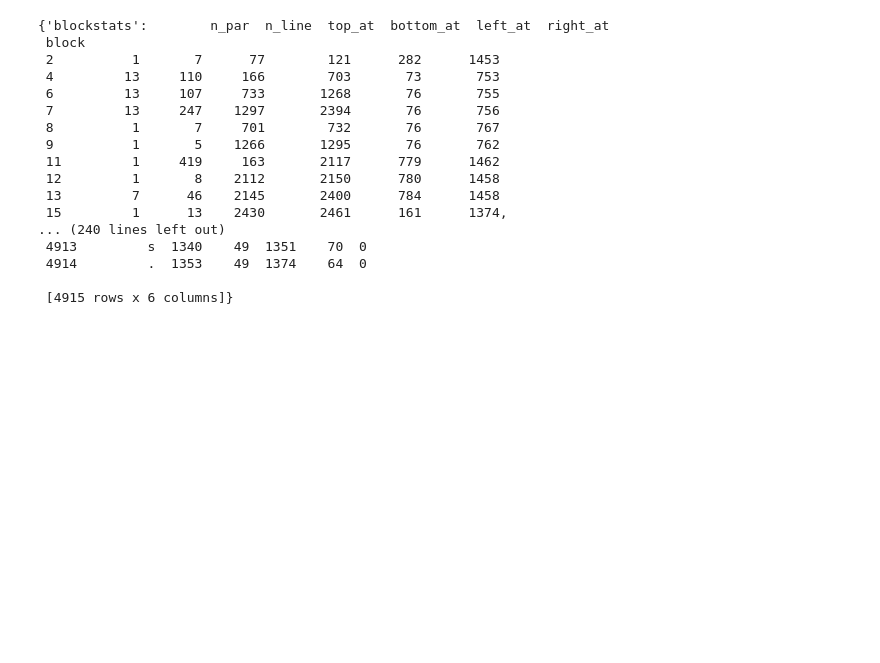
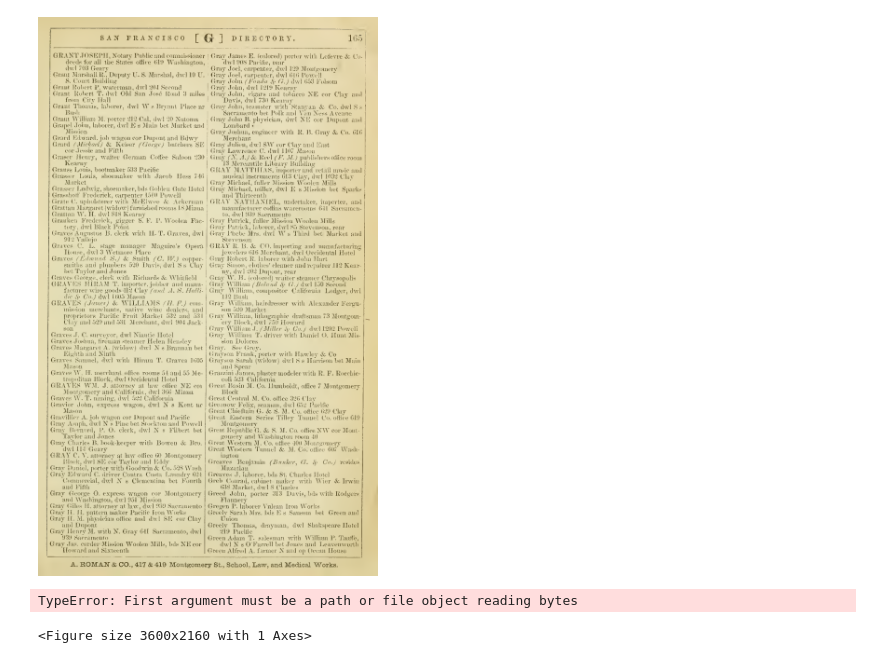
Before and after one commit to MattBrauer/ocr, a Jupyter notebook: ImageExpts.ipynb, the cells around one changed output. Saved outputs shown, nothing was run; the diff lists cells and outputs as text; code cells hidden in the pictures; blank space fills up the shorter version.

```diff
--- a/ImageExpts.ipynb
+++ b/ImageExpts.ipynb
@@ -6,15 +6,16 @@ import cv2
 import PyPDF2
 import pytesseract
 import argparse
-#import os
+import os
 import io
-#import matplotlib.pyplot as plt
+import csv
+import matplotlib.pyplot as plt
 import numpy as np
 import pandas as pd
-#import sys
+import sys
 import tempfile
 import mrjob
-#import pickle
-#%matplotlib inline
-#plt.rcParams["figure.figsize"] = (50,30)
+import pickle
+%matplotlib inline
+plt.rcParams["figure.figsize"] = (50,30)
 # %%
@@ -104,20 +90,0 @@ ParserWarning: Falling back to the 'python' engine because the 'c' engine does n
-# %%
-contents
-# %% [output]
-{'blockstats':        n_par  n_line  top_at  bottom_at  left_at  right_at
- block
- 2          1       7      77        121      282      1453
- 4         13     110     166        703       73       753
- 6         13     107     733       1268       76       755
- 7         13     247    1297       2394       76       756
- 8          1       7     701        732       76       767
- 9          1       5    1266       1295       76       762
- 11         1     419     163       2117      779      1462
- 12         1       8    2112       2150      780      1458
- 13         7      46    2145       2400      784      1458
- 15         1      13    2430       2461      161      1374,
-... (240 lines left out)
- 4913         s  1340    49  1351    70  0
- 4914         .  1353    49  1374    64  0
-
- [4915 rows x 6 columns]}
@@ -123,0 +135,39 @@ contents
+# %%
+# pageimages = wandImage(filename=args["filename"], resolution=args['resolution'])
+wandImage(pageimages.sequence[250])
+# %% [output]
+[figure, added]
+# %%
+pagenum = 250
+
+with wandImage(pageimages.sequence[pagenum]) as img:
+    img.format = "png"
+    img.alpha_channel = False
+    img_buffer=np.asarray(bytearray(img.make_blob()), dtype=np.uint8)
+
+if img_buffer is not None:
+    retval = cv2.imdecode(img_buffer, cv2.IMREAD_UNCHANGED)
+    image = cv2.cvtColor(retval, cv2.COLOR_BGR2RGB)
+    gray = cv2.cvtColor(image, cv2.COLOR_BGR2GRAY)
+
+#if preprocess == "thresh":
+gray = cv2.threshold(gray, 0, 255, cv2.THRESH_BINARY | cv2.THRESH_OTSU)[1]
+
+#elif preprocess == "blur":
+#    gray = cv2.medianBlur(gray, 3)
+
+blockstats = pagecontents[pagenum]['blockstats']
+
+h, w = gray.shape
+img_blocks = gray.copy()
+for index, row in blockstats.iterrows():
+    top_left = (row['left_at'], row['top_at'])
+    bottom_right = (row['right_at'], row['bottom_at'])
+    img_blocks = cv2.rectangle(img_blocks, top_left, bottom_right, (0, 255, 0), 2)
+
+# show the output image with block bounding boxes
+#plt.imshow(img_blocks,cmap='gray')
+plt.show()
+# %% [output]
+TypeError: First argument must be a path or file object reading bytes
+<Figure size 3600x2160 with 1 Axes>
```
Also changed, not shown: parts of 8 cells of this notebook, 4 other files.
